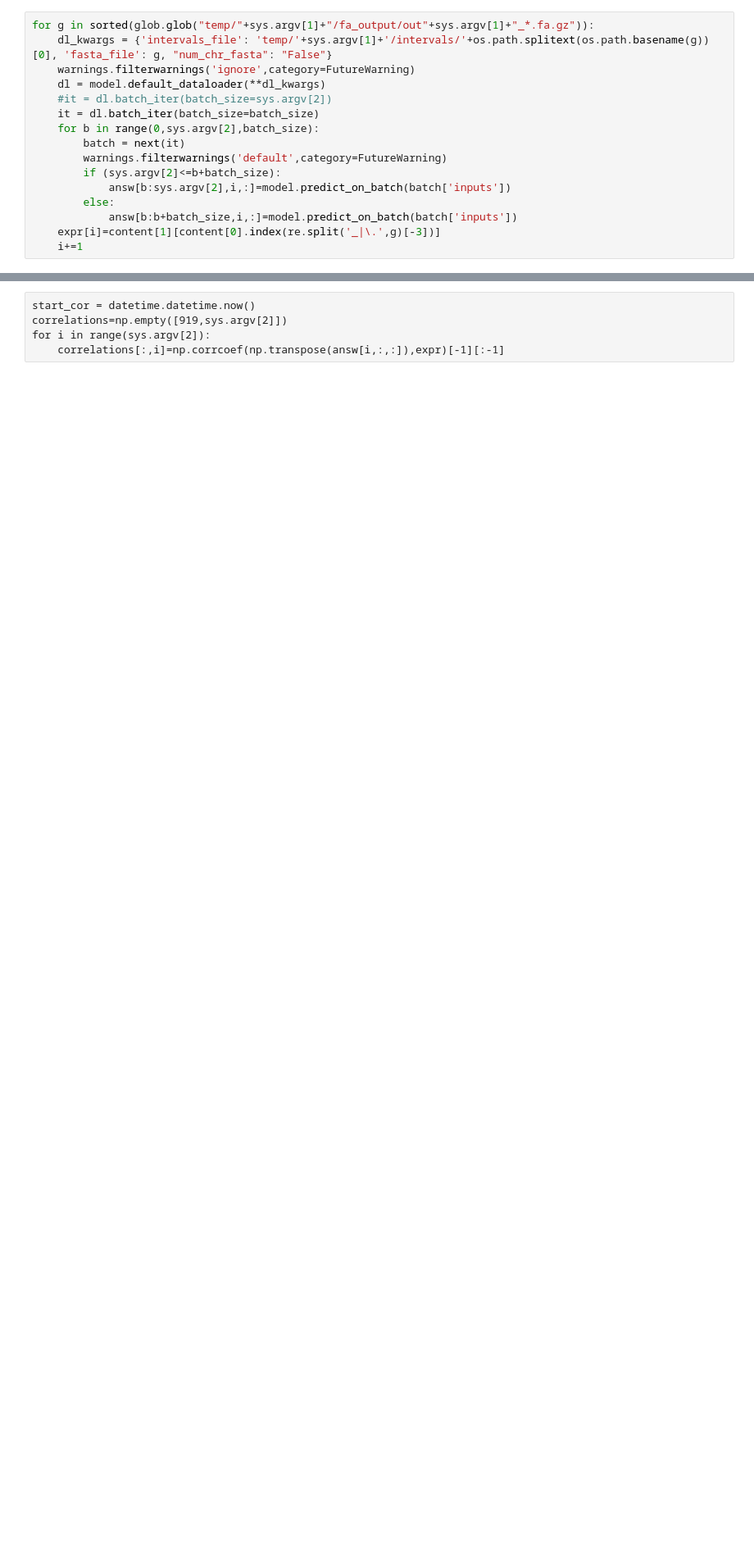
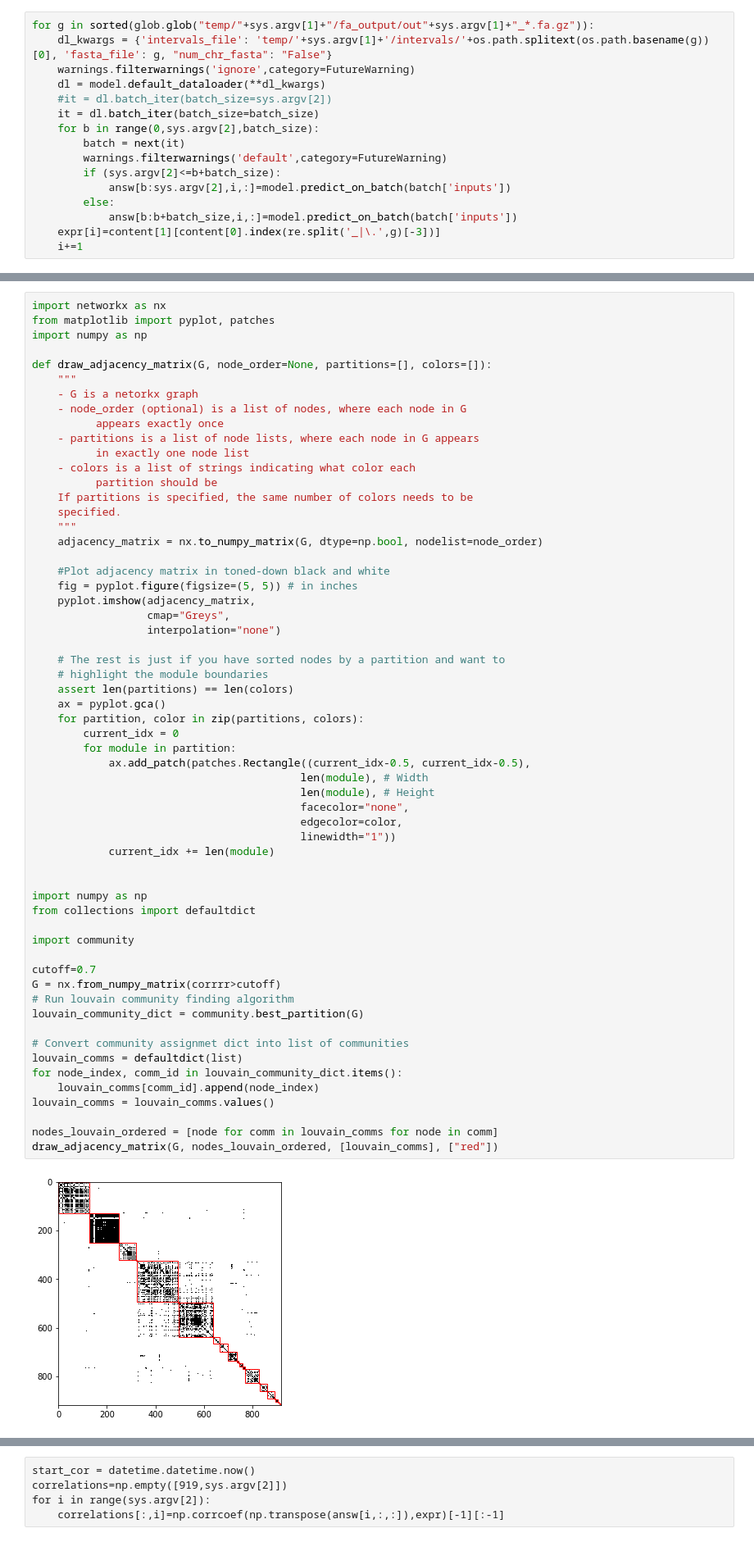
Before and after one commit to adespi/link_epi_to_expr, a Jupyter notebook: test_GraphicalLasso.ipynb, the cells around one changed output, grey strips where cells are left out. Shown: that part at 82% size. Cells and saved outputs as stored; diff of their text form; blank space fills up the shorter version.

```diff
--- a/test_GraphicalLasso.ipynb
+++ b/test_GraphicalLasso.ipynb
@@ -55,2 +66,63 @@ answ[1,:,:].shape
+# %%
+import networkx as nx
+from matplotlib import pyplot, patches
+import numpy as np
+
+def draw_adjacency_matrix(G, node_order=None, partitions=[], colors=[]):
+    """
+    - G is a netorkx graph
+    - node_order (optional) is a list of nodes, where each node in G
+          appears exactly once
+    - partitions is a list of node lists, where each node in G appears
+          in exactly one node list
+    - colors is a list of strings indicating what color each
+          partition should be
+    If partitions is specified, the same number of colors needs to be
+    specified.
+    """
+    adjacency_matrix = nx.to_numpy_matrix(G, dtype=np.bool, nodelist=node_order)
+
+    #Plot adjacency matrix in toned-down black and white
+    fig = pyplot.figure(figsize=(5, 5)) # in inches
+    pyplot.imshow(adjacency_matrix,
+                  cmap="Greys",
+                  interpolation="none")
+
+    # The rest is just if you have sorted nodes by a partition and want to
+    # highlight the module boundaries
+    assert len(partitions) == len(colors)
+    ax = pyplot.gca()
+    for partition, color in zip(partitions, colors):
+        current_idx = 0
+        for module in partition:
+            ax.add_patch(patches.Rectangle((current_idx-0.5, current_idx-0.5),
+                                          len(module), # Width
+                                          len(module), # Height
+                                          facecolor="none",
+                                          edgecolor=color,
+                                          linewidth="1"))
+            current_idx += len(module)
+
+
+import numpy as np
+from collections import defaultdict
+
+import community
+
+cutoff=0.7
+G = nx.from_numpy_matrix(corrrr>cutoff)
+# Run louvain community finding algorithm
+louvain_community_dict = community.best_partition(G)
+
+# Convert community assignmet dict into list of communities
+louvain_comms = defaultdict(list)
+for node_index, comm_id in louvain_community_dict.items():
+    louvain_comms[comm_id].append(node_index)
+louvain_comms = louvain_comms.values()
+
+nodes_louvain_ordered = [node for comm in louvain_comms for node in comm]
+draw_adjacency_matrix(G, nodes_louvain_ordered, [louvain_comms], ["red"])
+# %% [output]
+[figure, added]
 # %%
 from sklearn.covariance import GraphicalLasso
```
Also changed, not shown: parts of 10 cells of this notebook, 1 other file.
